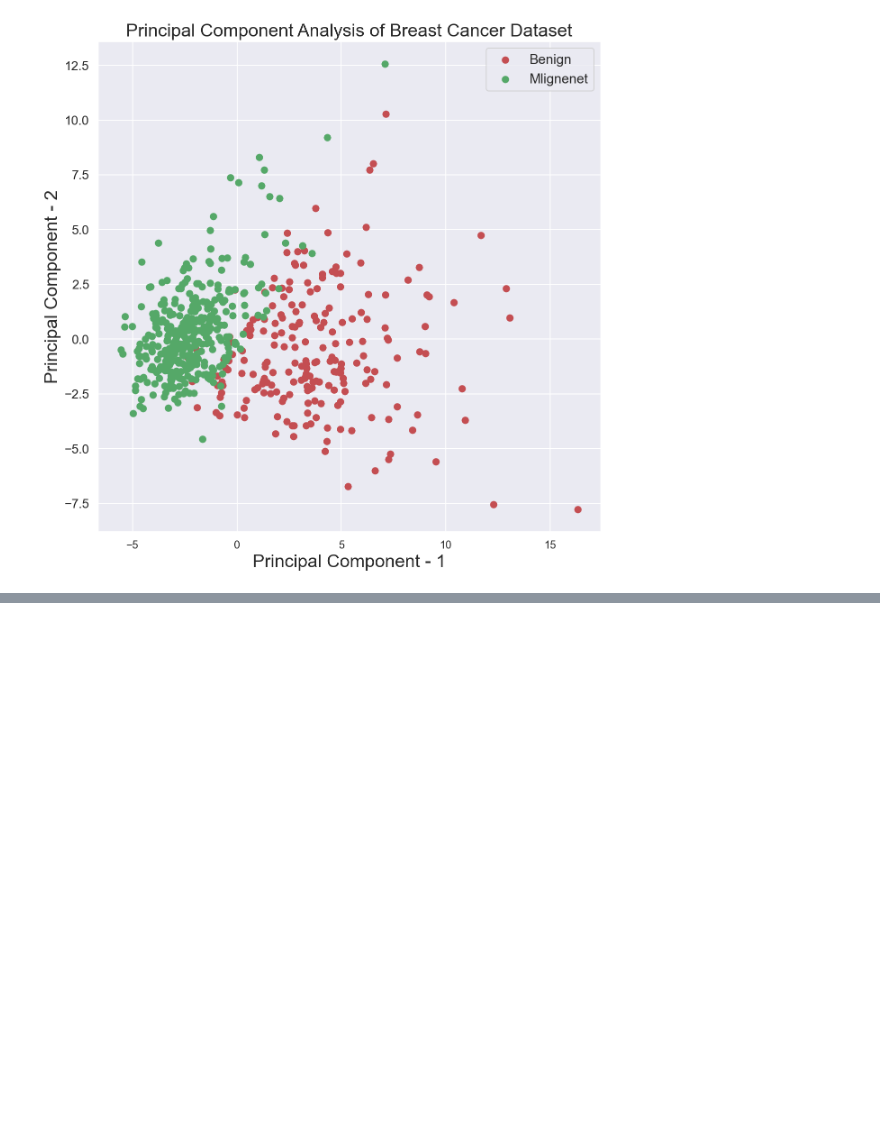
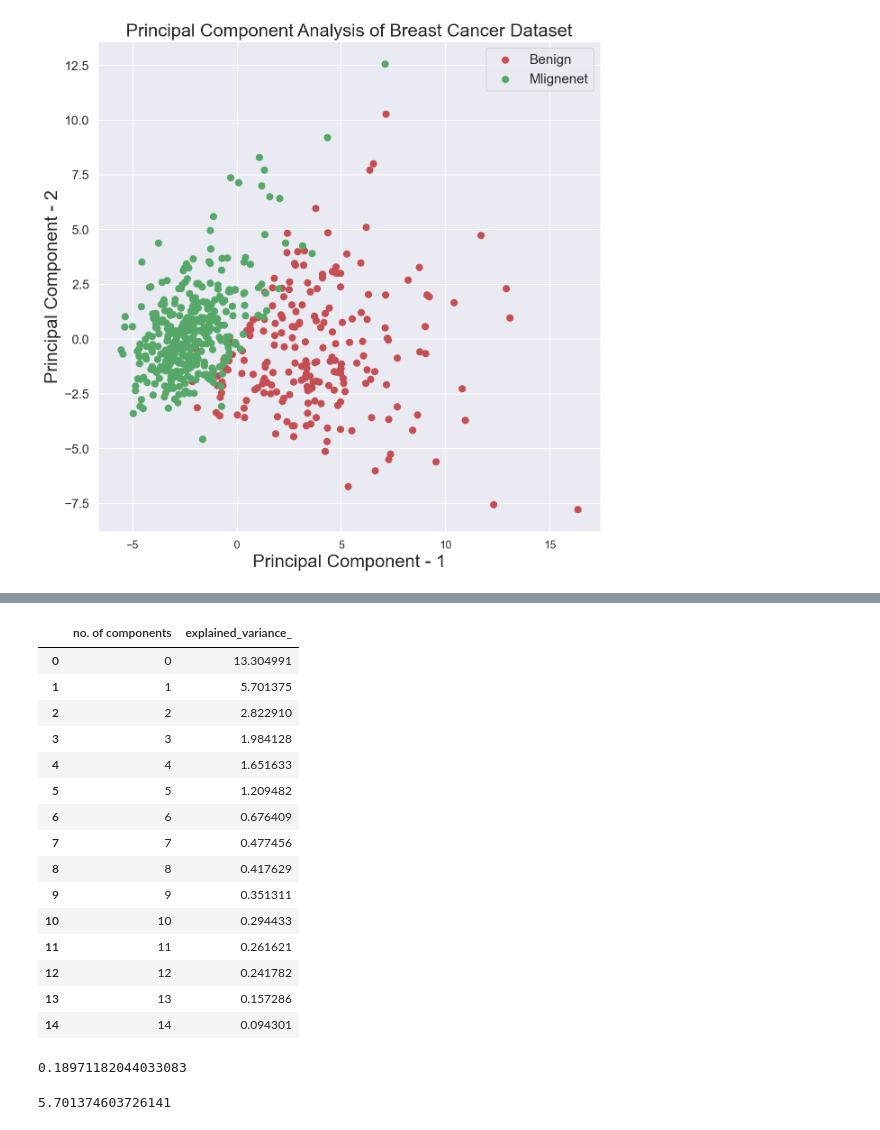
Before and after one commit to saurabhsatasia/GitHub_Strive, a Jupyter notebook: Week 7/d3_pca/03_Breast_Cancer_PCA.ipynb, the cells around one changed output, grey strips where cells are left out. Drawn from its saved outputs; the diff is of its cells as text; code cells hidden in the pictures; blank space fills up the shorter version.

```diff
--- a/Week 7/d3_pca/03_Breast_Cancer_PCA.ipynb
+++ b/Week 7/d3_pca/03_Breast_Cancer_PCA.ipynb
@@ -205,0 +355,30 @@ plt.legend(['Benign', "Mlignenet"],prop={'size': 15})
+# %%
+# Creating a dataframe with the components and the explained_variance
+a = zip(range(0, n_components), pca.explained_variance_)
+df_comp = pd.DataFrame(a, columns=['no. of components', 'explained_variance_'])
+df_comp
+# %% [output]
+|  | no. of components | explained_variance_ |
+| 0 | 0 | 13.304991 |
+| 1 | 1 | 5.701375 |
+| 2 | 2 | 2.822910 |
+| 3 | 3 | 1.984128 |
+| 4 | 4 | 1.651633 |
+| 5 | 5 | 1.209482 |
+| 6 | 6 | 0.676409 |
+| 7 | 7 | 0.477456 |
+| 8 | 8 | 0.417629 |
+| 9 | 9 | 0.351311 |
+| 10 | 10 | 0.294433 |
+| 11 | 11 | 0.261621 |
+| 12 | 12 | 0.241782 |
+| 13 | 13 | 0.157286 |
+| 14 | 14 | 0.094301 |
+# %%
+pca.explained_variance_ratio_[1]
+# %% [output]
+0.18971182044033083
+# %%
+pca.explained_variance_[1]
+# %% [output]
+5.701374603726141
```
Also changed, not shown: parts of 18 cells of this notebook.
